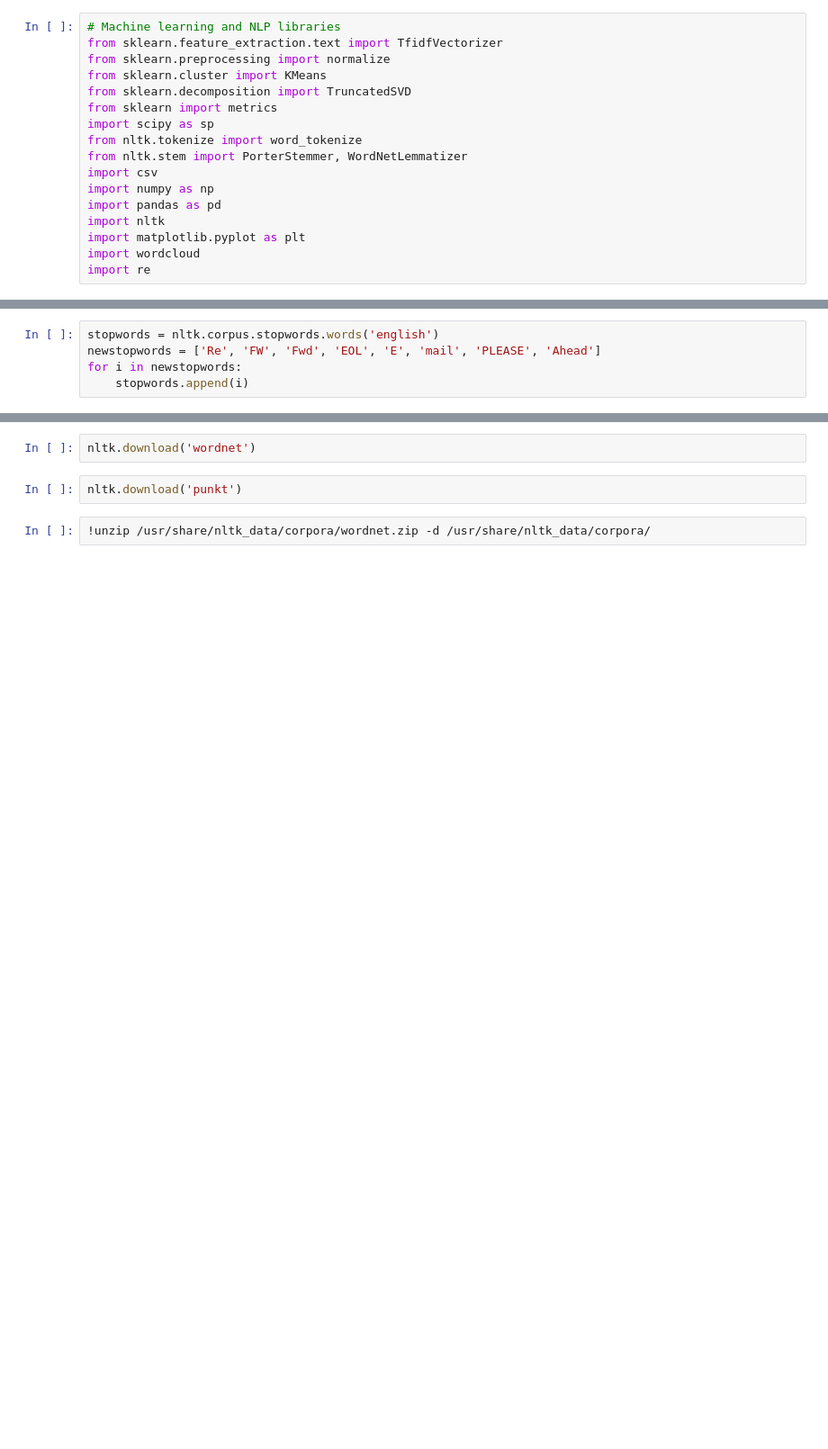
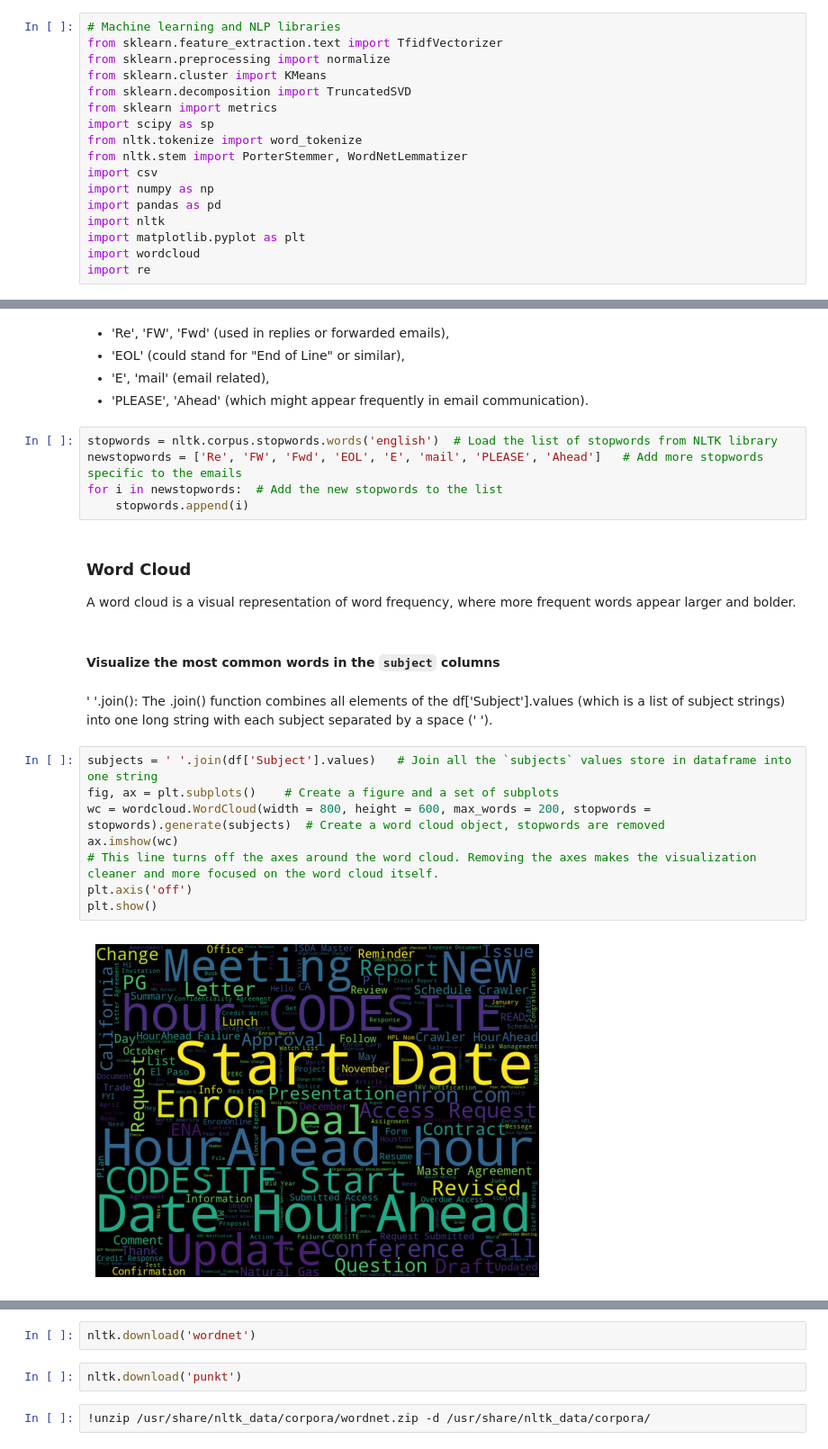
Before and after one commit to tlq010407/5003_enron, a Jupyter notebook: ML_NLP_classification.ipynb, the cells around one changed output, grey strips where cells are left out. Shown: that part at 90% size. Drawn from its saved outputs; the diff is of its cells as text; blank space fills up the shorter version.

```diff
--- a/ML_NLP_classification.ipynb
+++ b/ML_NLP_classification.ipynb
@@ -49,5 +142,28 @@ df.dropna(inplace=True)
+# %% [markdown]
+- 'Re', 'FW', 'Fwd' (used in replies or forwarded emails),
+- 'EOL' (could stand for "End of Line" or similar),
+- 'E', 'mail' (email related),
+- 'PLEASE', 'Ahead' (which might appear frequently in email communication).
 # %%
-stopwords = nltk.corpus.stopwords.words('english')
-newstopwords = ['Re', 'FW', 'Fwd', 'EOL', 'E', 'mail', 'PLEASE', 'Ahead']
-for i in newstopwords:
+stopwords = nltk.corpus.stopwords.words('english')  # Load the list of stopwords from NLTK library
+newstopwords = ['Re', 'FW', 'Fwd', 'EOL', 'E', 'mail', 'PLEASE', 'Ahead']   # Add more stopwords specific to the emails
+for i in newstopwords:  # Add the new stopwords to the list
     stopwords.append(i)
+# %% [markdown]
+### Word Cloud
+
+A word cloud is a visual representation of word frequency, where more frequent words appear larger and bolder.
+# %% [markdown]
+#### Visualize the most common words in the `subject` columns
+# %% [markdown]
+' '.join(): The .join() function combines all elements of the df['Subject'].values (which is a list of subject strings) into one long string with each subject separated by a space (' ').
+# %%
+subjects = ' '.join(df['Subject'].values)   # Join all the `subjects` values store in dataframe into one string
+fig, ax = plt.subplots()    # Create a figure and a set of subplots
+wc = wordcloud.WordCloud(width = 800, height = 600, max_words = 200, stopwords = stopwords).generate(subjects)  # Create a word cloud object, stopwords are removed
+ax.imshow(wc)
+# This line turns off the axes around the word cloud. Removing the axes makes the visualization cleaner and more focused on the word cloud itself.
+plt.axis('off')
+plt.show()
+# %% [output]
+[figure, added]
```
Also changed, not shown: parts of 17 cells of this notebook, 1 other file.
